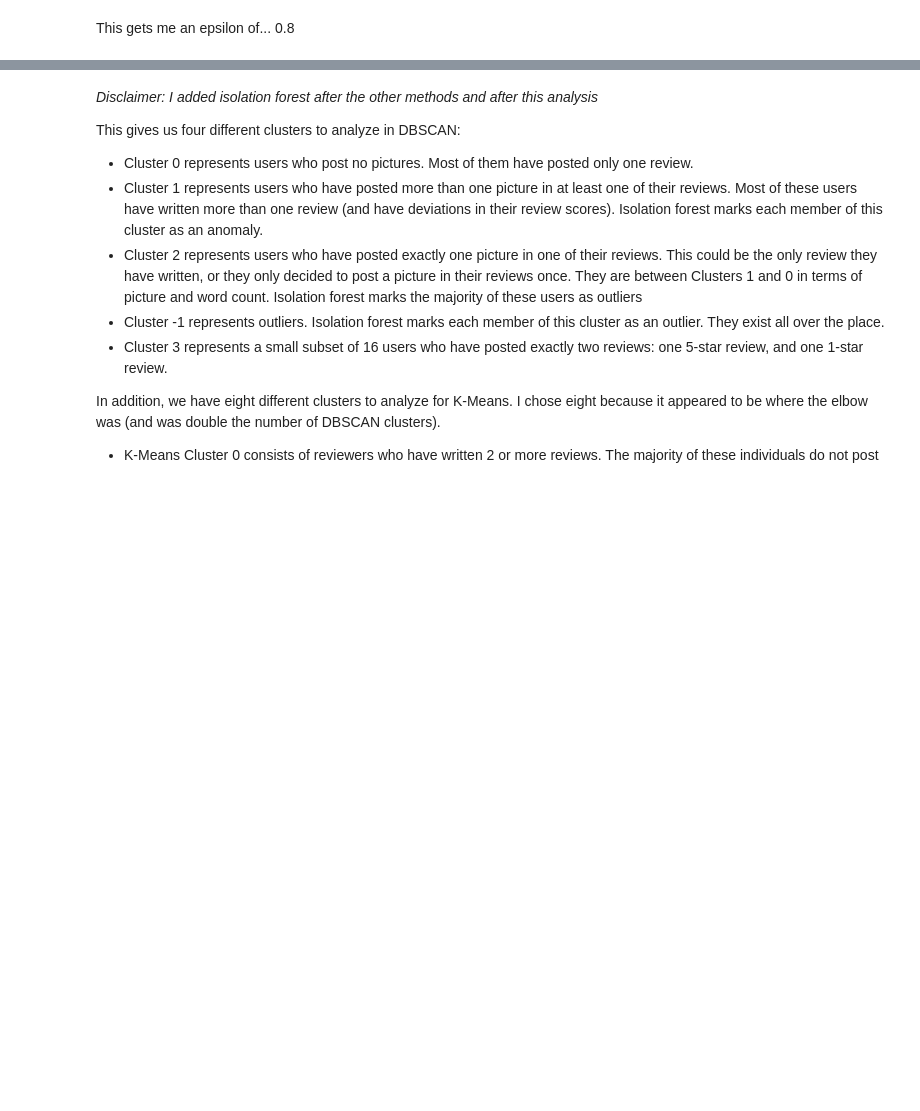
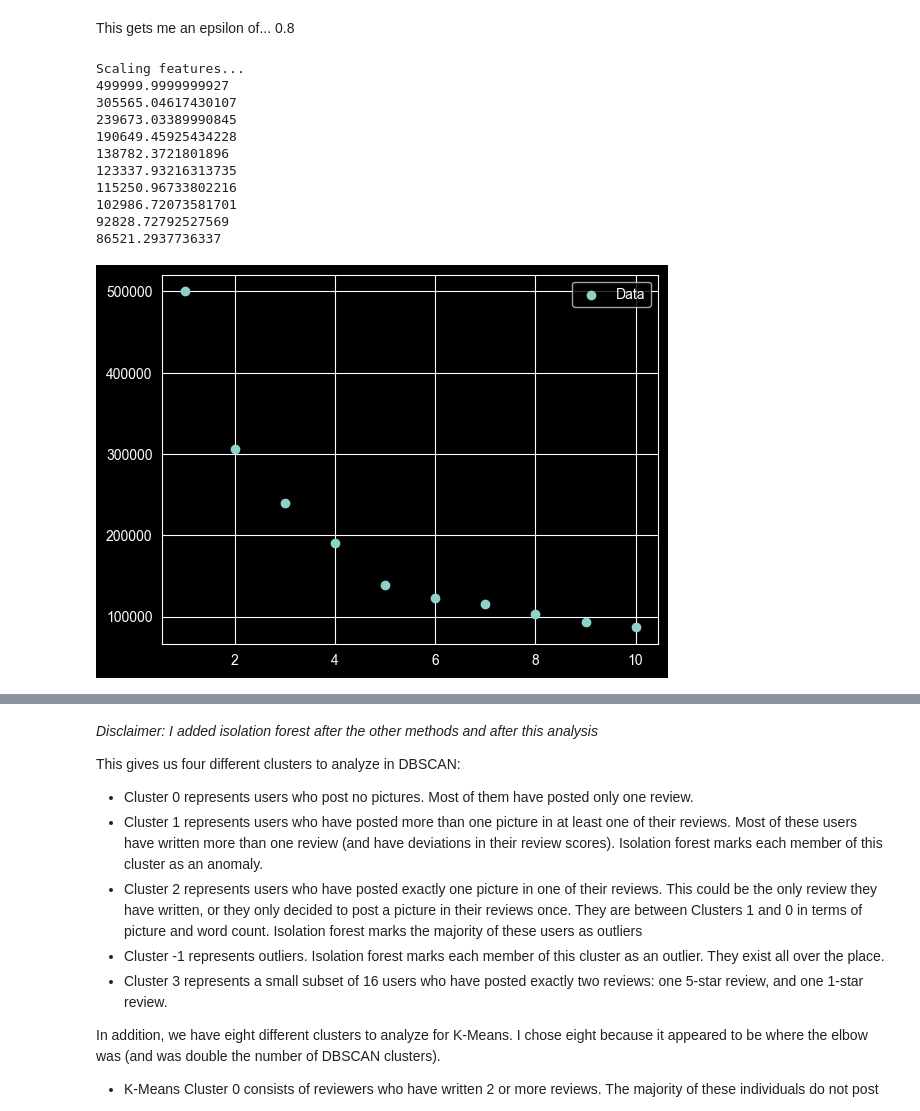
Before and after one commit to ian-roundkicker/CS4412_Spring26_Project, a Jupyter notebook: project_file.ipynb, the cells around one changed output, grey strips where cells are left out. Cells and saved outputs as stored; diff of their text form; code cells hidden in the pictures; blank space fills up the shorter version.

```diff
--- a/project_file.ipynb
+++ b/project_file.ipynb
@@ -556,2 +555,63 @@ Scaling features...
 # %% [markdown]
 This gets me an epsilon of... 0.8
+# %%
+from sklearn.cluster import KMeans
+from sklearn.preprocessing import StandardScaler
+import pandas as pd
+import numpy as np
+import matplotlib.pyplot as plt
+
+try:
+    df = pd.read_json('data/rgur_data.json', lines=True, dtype={'user_id':str, 'cov_time':np.float32, 'cov_rating':np.float32, 'total_reviews':np.uint16, 'total_pictures':np.uint16, 'total_words':np.uint16}, nrows=100000)
+    #doing log transformations to reduce the scale of the tail.
+    df['log_reviews'] = np.log1p(df['total_reviews'], dtype=np.float32)
+    df['log_pics'] = np.log1p(df['total_pictures'], dtype=np.float32)
+    df['log_words'] = np.log1p(df['total_words'], dtype=np.float32)
+    df.drop(columns=['max_pics', 'rev_with_pics', 'max_words', 'rev_with_words', 'avg_pictures', 'pics_percent','total_pictures', 'total_reviews', 'total_pictures'], inplace=True)
+    features = df[['log_reviews', 'log_pics', 'log_words', 'cov_time', 'cov_rating']]
+    # scale features
+    print("Scaling features...")
+    scaler = StandardScaler()
+    X = scaler.fit_transform(features)
+    #used this to detect elbow
+    sse_values = []
+    for k in range(1,11):
+        km = KMeans(n_clusters=k)
+        km.fit(X)
+        sse_values.append(km.inertia_)
+    for i in sse_values:
+        print(i)
+    x = np.zeros(len(sse_values))
+    for i in range(len(sse_values)):
+        x[i] = i + 1
+    coefficients = np.polyfit(x, sse_values, 2)
+    poly_func = np.poly1d(coefficients)
+
+
+
+
+    plt.scatter(x, sse_values, label='Data')
+
+    plt.legend()
+    plt.show()
+except FileNotFoundError:
+    print("File not found")
+except Exception as e:
+    print(
+        "Some other error occurred on line",
+        e.__traceback__.tb_lineno,
+        ":\n" + str(e)
+    )
+# %% [output]
+Scaling features...
+499999.9999999927
+305565.04617430107
+239673.03389990845
+190649.45925434228
+138782.3721801896
+123337.93216313735
+115250.96733802216
+102986.72073581701
+92828.72792527569
+86521.2937736337
+[figure, added]
```
Also changed, not shown: parts of 14 cells of this notebook.
